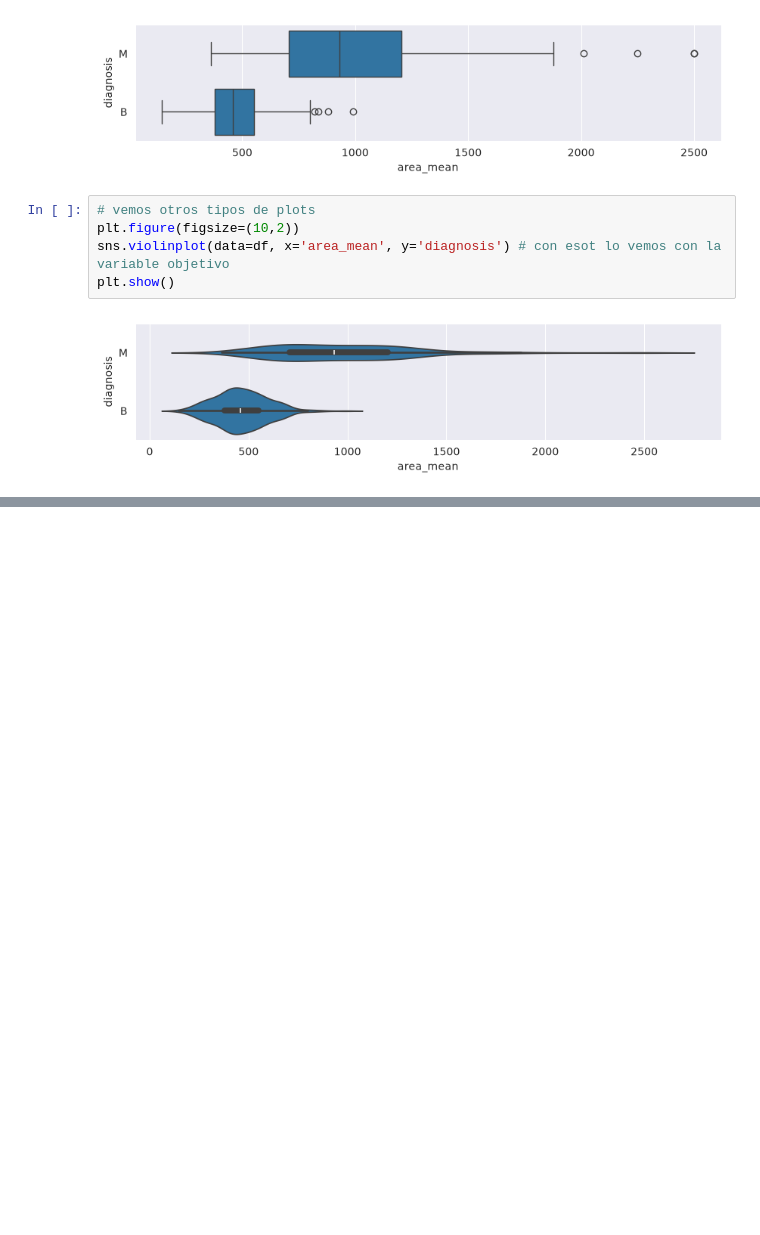
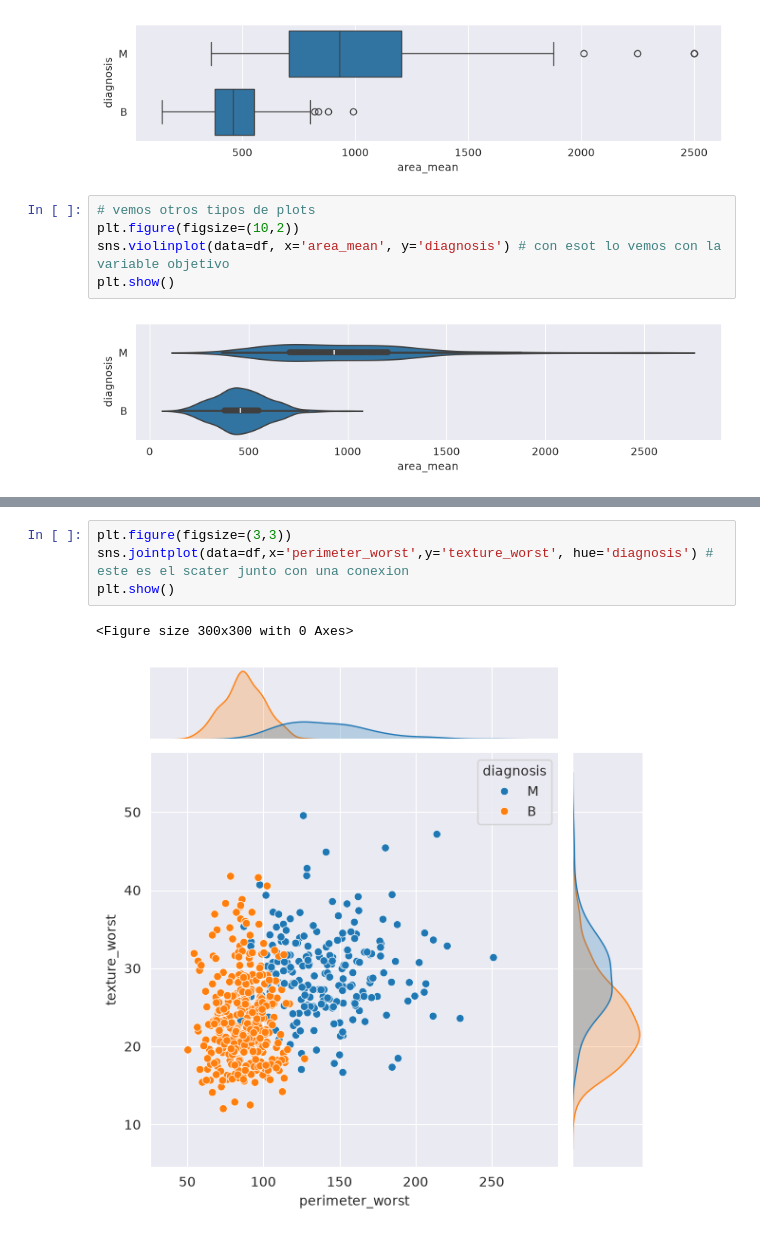
Before and after one commit to gerardofv02/Master, a Jupyter notebook: Machine learning - PART IV/Ejemplos/Ejemplo tema2.ipynb, the cells around one changed output, grey strips where cells are left out. Cells and saved outputs as stored; diff of their text form; blank space fills up the shorter version.

```diff
--- a/Machine learning - PART IV/Ejemplos/Ejemplo tema2.ipynb
+++ b/Machine learning - PART IV/Ejemplos/Ejemplo tema2.ipynb
@@ -146,0 +200,7 @@ plt.show()
+# %%
+plt.figure(figsize=(3,3))
+sns.jointplot(data=df,x='perimeter_worst',y='texture_worst', hue='diagnosis') # este es el scater junto con una conexion
+plt.show()
+# %% [output]
+<Figure size 300x300 with 0 Axes>
+[figure, added]
```
Also changed, not shown: parts of 37 cells of this notebook, 1 other file.
